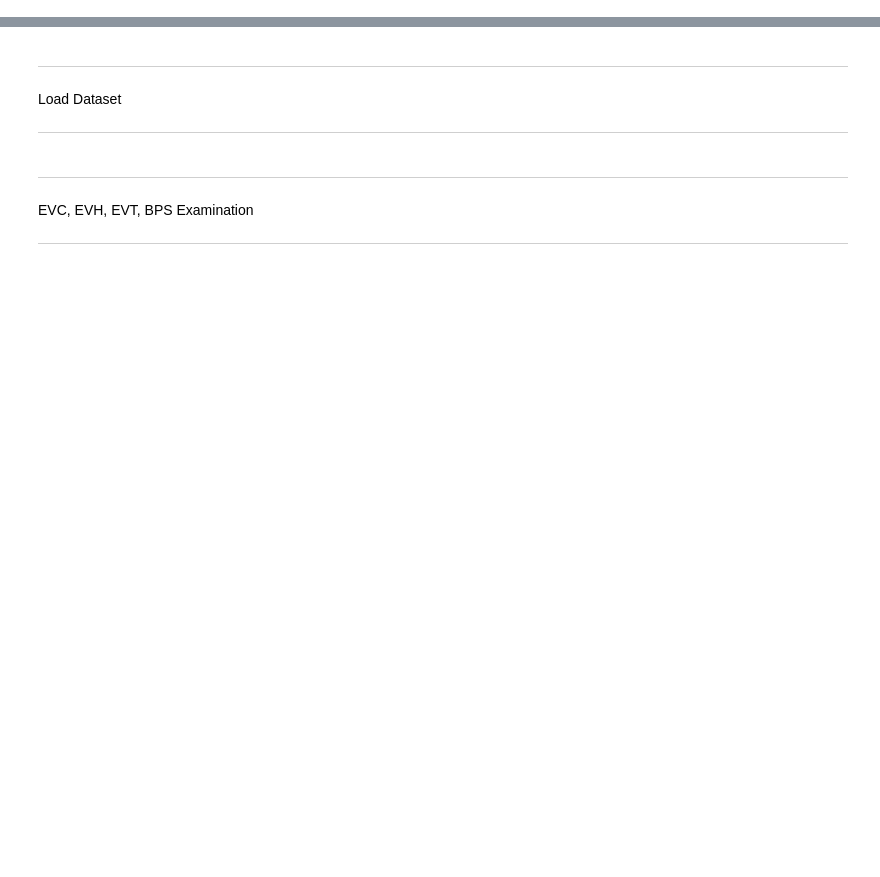
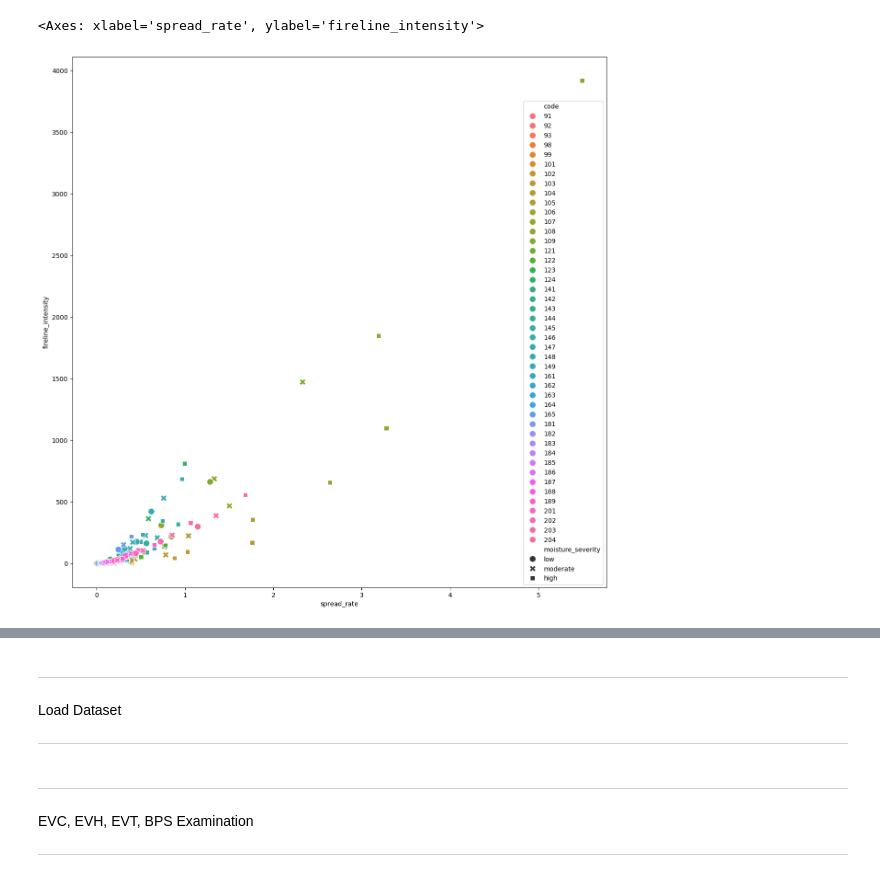
Before and after one commit to sig-gis/eo-fuels-extrapolation, a Jupyter notebook: analysis/fuels_characteristics_eval.ipynb, the cells around one changed output, grey strips where cells are left out. Saved outputs shown, nothing was run; the diff lists cells and outputs as text; code cells hidden in the pictures; blank space fills up the shorter version.

```diff
--- a/analysis/fuels_characteristics_eval.ipynb
+++ b/analysis/fuels_characteristics_eval.ipynb
@@ -73,0 +166,7 @@ to_vals = [
+# %%
+
+plt.figure(figsize=(15,15))
+sns.scatterplot(fuel_model_behavior,x='spread_rate',y='fireline_intensity',hue='code',style='moisture_severity',s=100,legend='full',palette=sns.color_palette('husl',n_colors=len(fuel_model_behavior['code'].unique())))
+# %% [output]
+<Axes: xlabel='spread_rate', ylabel='fireline_intensity'>
+[figure, added]
```
Also changed, not shown: parts of 37 cells of this notebook, 1 other file.
